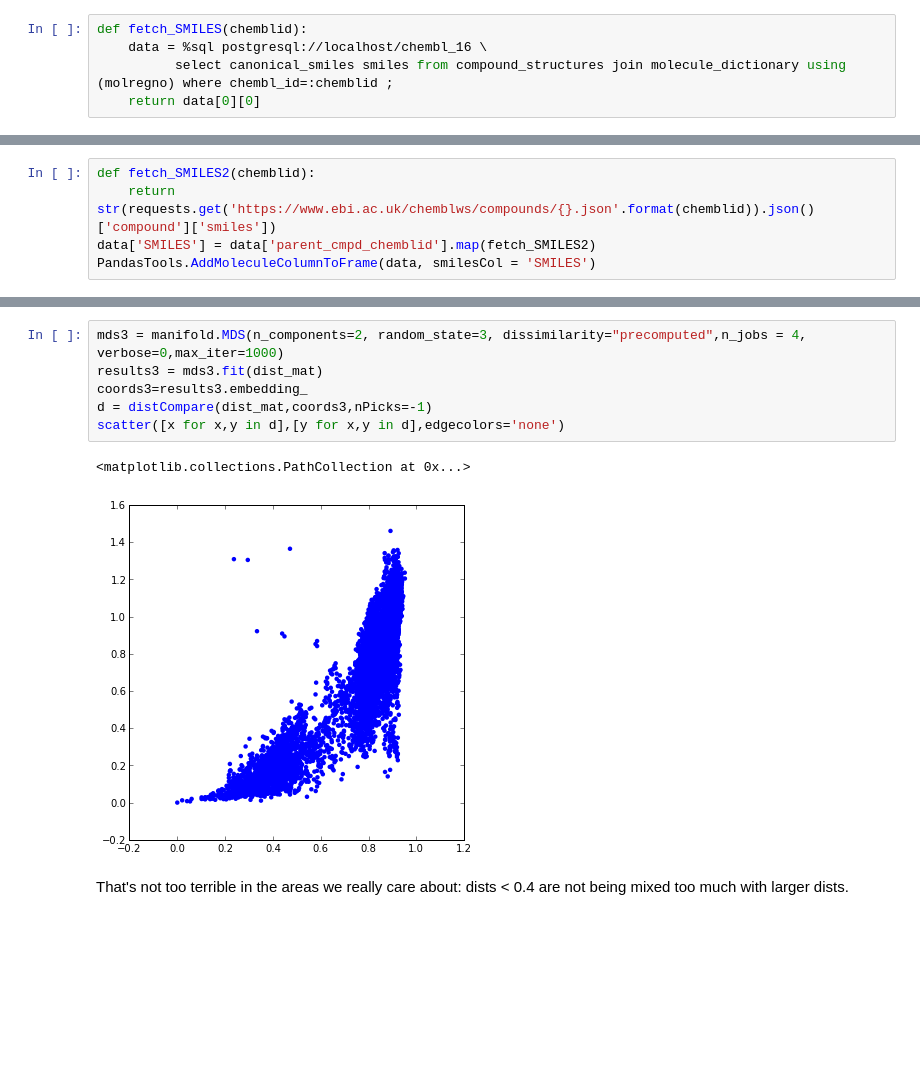
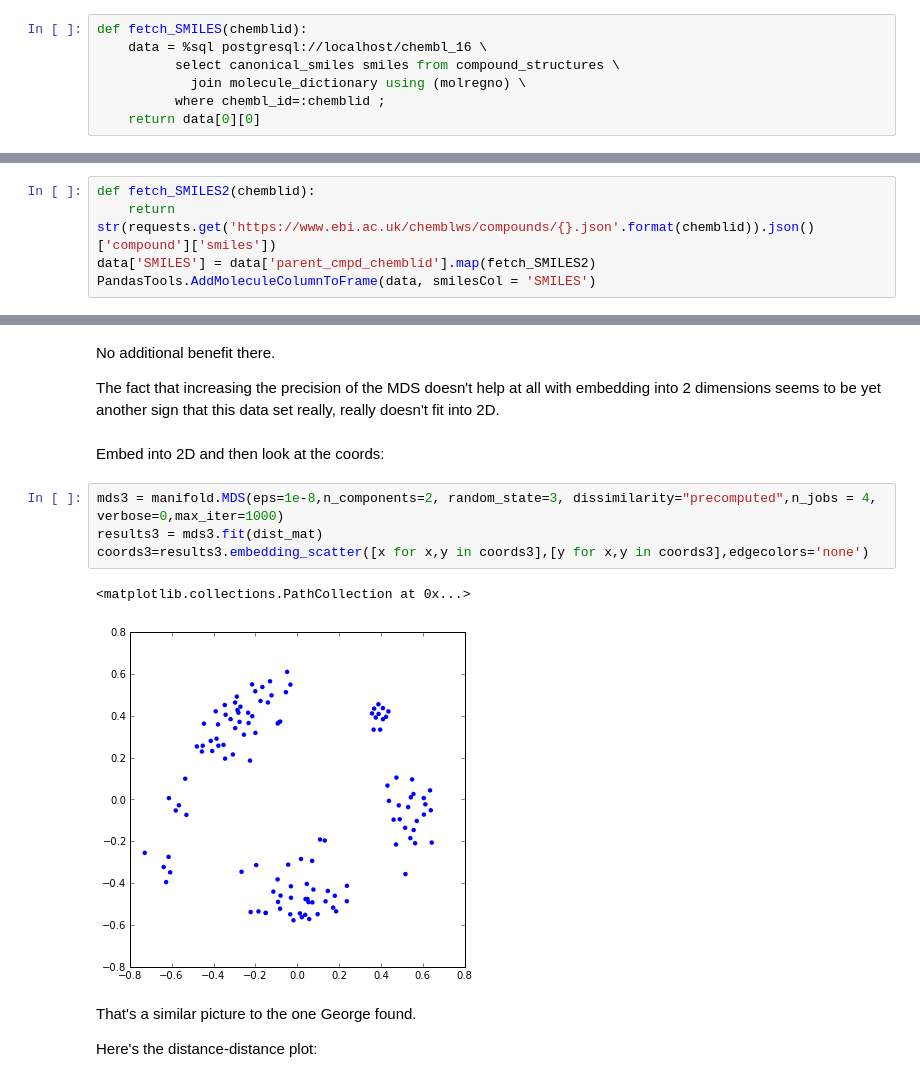
Before and after one commit to greglandrum/rdkit_blog, a Jupyter notebook: notebooks/MDS I.ipynb, the cells around one changed output, grey strips where cells are left out. Drawn from its saved outputs; the diff is of its cells as text; blank space fills up the shorter version.

```diff
--- a/notebooks/MDS I.ipynb
+++ b/notebooks/MDS I.ipynb
@@ -87,7 +873,9 @@ Since the ChEMBL web services don't seem to have any way to do bulk retrieval, t
 # %%
 def fetch_SMILES(chemblid):
     data = %sql postgresql://localhost/chembl_16 \
-          select canonical_smiles smiles from compound_structures join molecule_dictionary using (molregno) where chembl_id=:chemblid ;
+          select canonical_smiles smiles from compound_structures \
+            join molecule_dictionary using (molregno) \
+          where chembl_id=:chemblid ;
     return data[0][0]
 # %%
 data2['SMILES'] = data2['parent_cmpd_chemblid'].map(fetch_SMILES)
@@ -611,11 +1445,17 @@ Final stress at dim=2: 305.189639492 stress per element: 2.44151711593
+# %% [markdown]
+No additional benefit there.
+
+The fact that increasing the precision of the MDS doesn't help at all with embedding into 2 dimensions seems to be yet another sign that this data set really, really doesn't fit into 2D.
+# %% [markdown]
+Embed into 2D and then look at the coords:
 # %%
-mds3 = manifold.MDS(n_components=2, random_state=3, dissimilarity="precomputed",n_jobs = 4, verbose=0,max_iter=1000)
+mds3 = manifold.MDS(eps=1e-8,n_components=2, random_state=3, dissimilarity="precomputed",n_jobs = 4, verbose=0,max_iter=1000)
 results3 = mds3.fit(dist_mat)
-coords3=results3.embedding_
-d = distCompare(dist_mat,coords3,nPicks=-1)
-scatter([x for x,y in d],[y for x,y in d],edgecolors='none')
+coords3=results3.embedding_scatter([x for x,y in coords3],[y for x,y in coords3],edgecolors='none')
 # %% [output]
 <matplotlib.collections.PathCollection at 0x...>
-[figure, old version]
+[figure, new version]
-# %% [markdown]
-That's not too terrible in the areas we really care about: dists < 0.4 are not being mixed too much with larger dists.
+# %% [markdown]
+That's a similar picture to the one George found.
+
+Here's the distance-distance plot:
```
Also changed, not shown: parts of 38 cells of this notebook.
